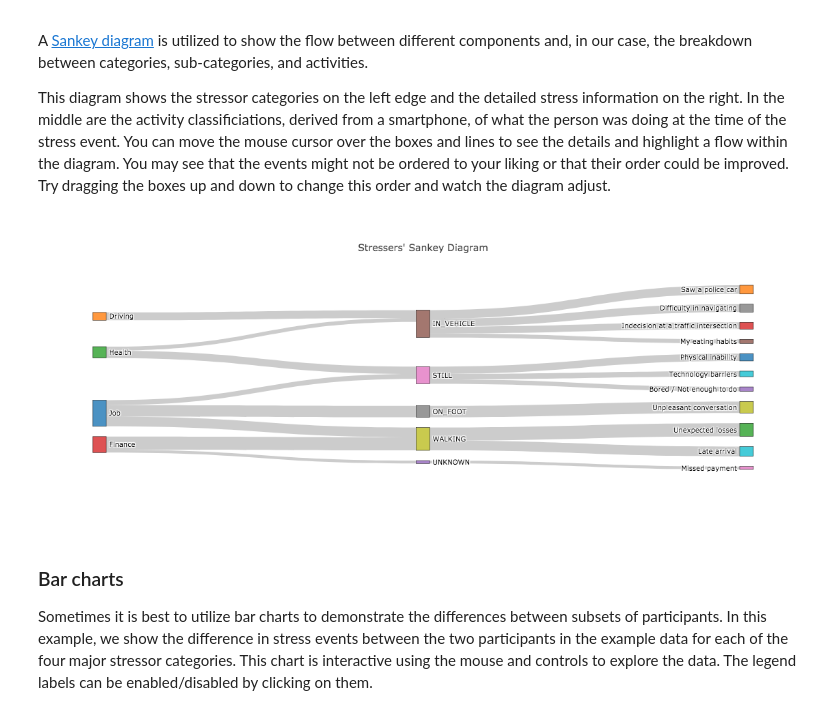
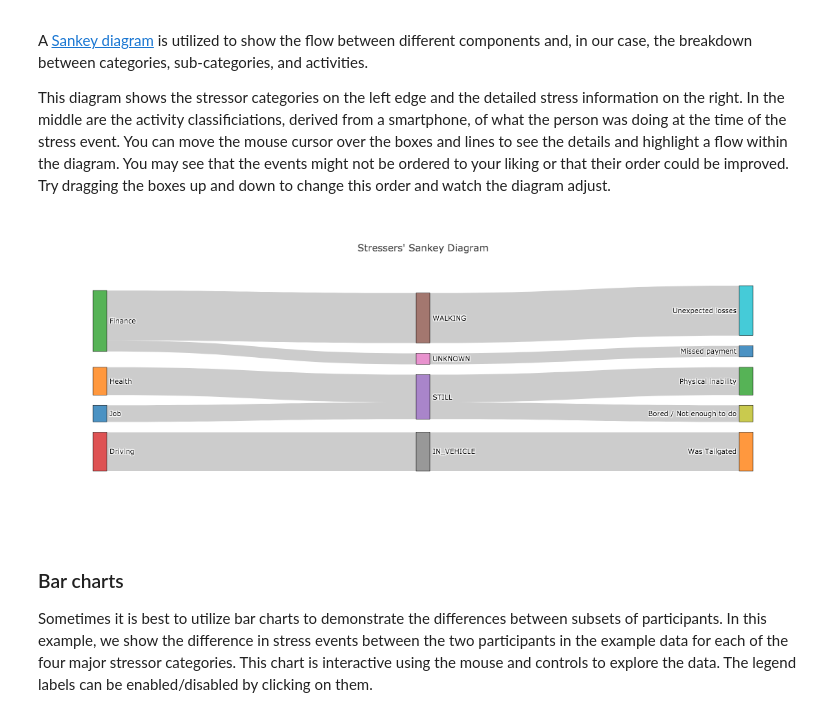
Before and after one commit to MD2Korg/CerebralCortex, a Jupyter notebook: jupyter_demo/plotting_demo.ipynb, the cells around one changed output. Cells and saved outputs as stored; diff of their text form; code cells hidden in the pictures.

```diff
--- a/jupyter_demo/plotting_demo.ipynb
+++ b/jupyter_demo/plotting_demo.ipynb
@@ -37,9 +58,9 @@ A [Sankey diagram](https://en.wikipedia.org/wiki/Sankey_diagram) is utilized to
 
 This diagram shows the stressor categories on the left edge and the detailed stress information on the right.  In the middle are the activity classificiations, derived from a smartphone, of what the person was doing at the time of the stress event.  You can move the mouse cursor over the boxes and lines to see the details and highlight a flow within the diagram.  You may see that the events might not be ordered to your liking or that their order could be improved.  Try dragging the boxes up and down to change this order and watch the diagram adjust.
 # %%
-plot_stress_sankey(stress_stream,cat_cols=["stresser_main","activity","stresser_sub"])
+plot_sankey(stress_stream, user_id=USER_ID, cat_cols=["stresser_main","activity","stresser_sub"])
 # %% [output]
-[figure, old version]
+[figure, new version]
 # %% [markdown]
 ### Bar charts
 Sometimes it is best to utilize bar charts to demonstrate the differences between subsets of participants.  In this example, we show the difference in stress events between the two participants in the example data for each of the four major stressor categories.  This chart is interactive using the mouse and controls to explore the data. The legend labels can be enabled/disabled by clicking on them.
```
Also changed, not shown: parts of 15 cells of this notebook, 9 other files.
